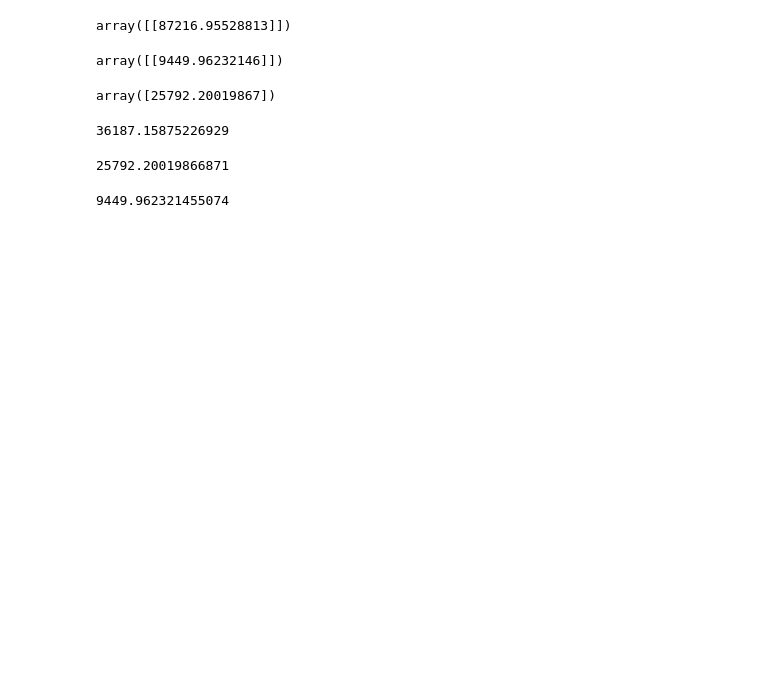
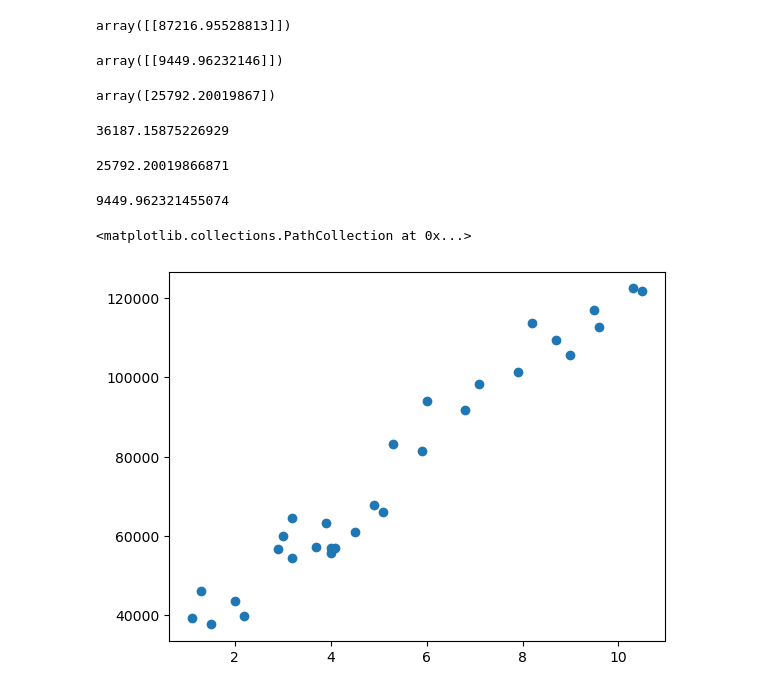
Before and after one commit to NiranjanHebli/LinuxWorld_ML_Training, a Jupyter notebook: DAY5/DAY5.ipynb, the cells around one changed output. Drawn from its saved outputs; the diff is of its cells as text; code cells hidden in the pictures; blank space fills up the shorter version.

```diff
--- a/DAY5/DAY5.ipynb
+++ b/DAY5/DAY5.ipynb
@@ -76,0 +79,5 @@ m
+# %%
+plt.scatter(X,Y)
+# %% [output]
+<matplotlib.collections.PathCollection at 0x...>
+[figure, added]
```
Also changed, not shown: parts of 3 cells of this notebook, 2 other files.
